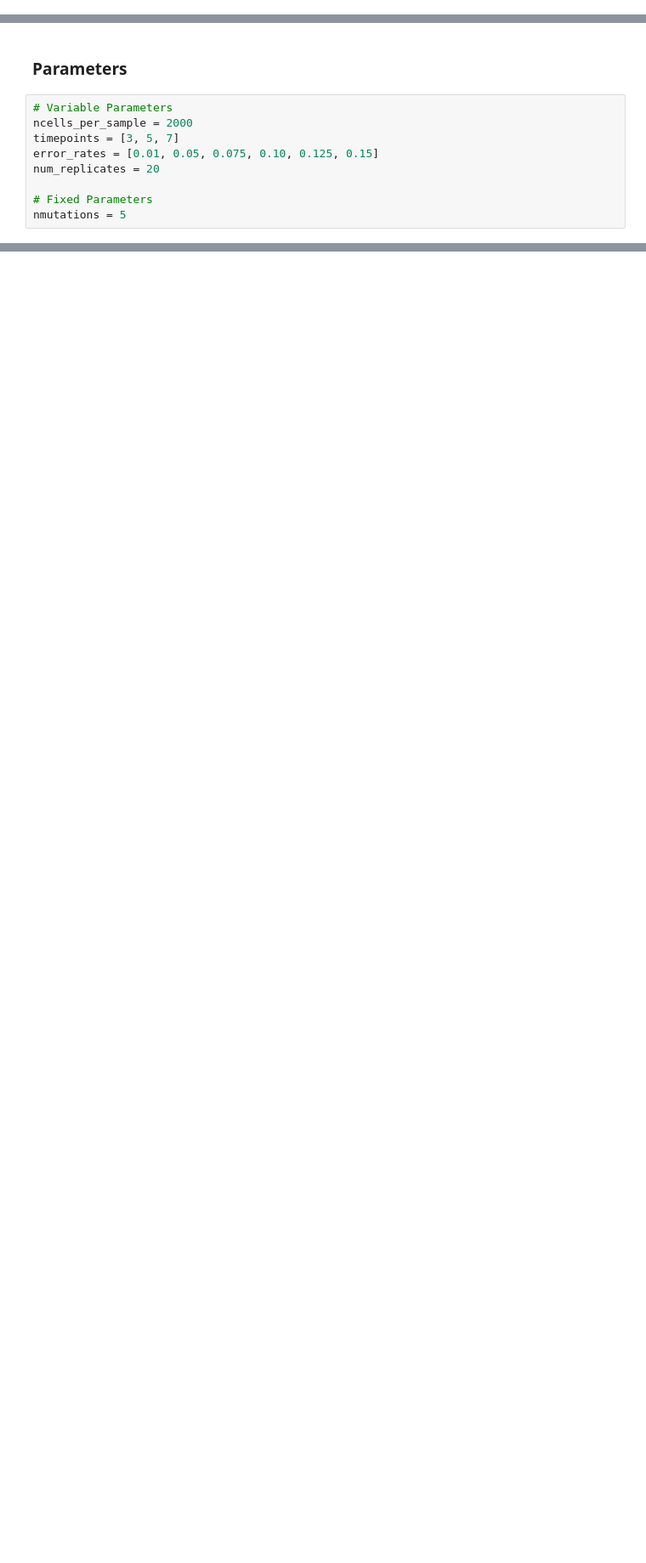
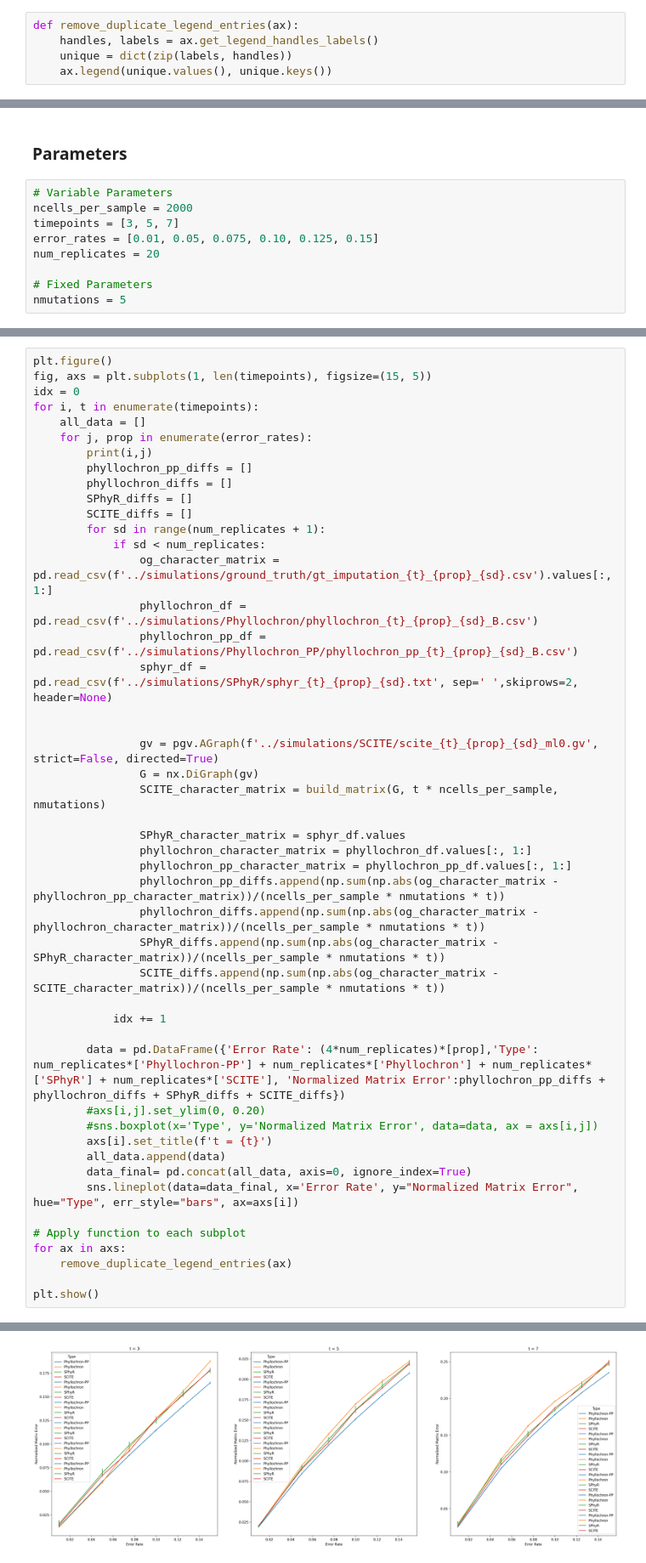
Before and after one commit to raphael-group/Phyllochron, a Jupyter notebook: notebooks/simulation_visualizations.ipynb, the cells around one changed output, grey strips where cells are left out. Shown at 85% size. Cells and saved outputs as stored; diff of their text form; blank space fills up the shorter version.

```diff
--- a/notebooks/simulation_visualizations.ipynb
+++ b/notebooks/simulation_visualizations.ipynb
@@ -28 +65,6 @@ def build_matrix(G, ncells, nmutations):
+# %%
+def remove_duplicate_legend_entries(ax):
+    handles, labels = ax.get_legend_handles_labels()
+    unique = dict(zip(labels, handles))
+    ax.legend(unique.values(), unique.keys())
 # %% [markdown]
@@ -83,0 +148,48 @@ NameError: name 'cmat' is not defined
+# %%
+plt.figure()
+fig, axs = plt.subplots(1, len(timepoints), figsize=(15, 5))
+idx = 0
+for i, t in enumerate(timepoints):
+    all_data = []
+    for j, prop in enumerate(error_rates):
+        print(i,j)
+        phyllochron_pp_diffs = []
+        phyllochron_diffs = []
+        SPhyR_diffs = []
+        SCITE_diffs = []
+        for sd in range(num_replicates + 1):
+            if sd < num_replicates:
+                og_character_matrix = pd.read_csv(f'../simulations/ground_truth/gt_imputation_{t}_{prop}_{sd}.csv').values[:, 1:]
+                phyllochron_df = pd.read_csv(f'../simulations/Phyllochron/phyllochron_{t}_{prop}_{sd}_B.csv')
+                phyllochron_pp_df = pd.read_csv(f'../simulations/Phyllochron_PP/phyllochron_pp_{t}_{prop}_{sd}_B.csv')
+                sphyr_df = pd.read_csv(f'../simulations/SPhyR/sphyr_{t}_{prop}_{sd}.txt', sep=' ',skiprows=2, header=None)
+
+
+                gv = pgv.AGraph(f'../simulations/SCITE/scite_{t}_{prop}_{sd}_ml0.gv', strict=False, directed=True)
+                G = nx.DiGraph(gv)
+                SCITE_character_matrix = build_matrix(G, t * ncells_per_sample, nmutations)
+
+                SPhyR_character_matrix = sphyr_df.values
+                phyllochron_character_matrix = phyllochron_df.values[:, 1:]
+                phyllochron_pp_character_matrix = phyllochron_pp_df.values[:, 1:]
+                phyllochron_pp_diffs.append(np.sum(np.abs(og_character_matrix - phyllochron_pp_character_matrix))/(ncells_per_sample * nmutations * t))
+                phyllochron_diffs.append(np.sum(np.abs(og_character_matrix - phyllochron_character_matrix))/(ncells_per_sample * nmutations * t))
+                SPhyR_diffs.append(np.sum(np.abs(og_character_matrix - SPhyR_character_matrix))/(ncells_per_sample * nmutations * t))
+                SCITE_diffs.append(np.sum(np.abs(og_character_matrix - SCITE_character_matrix))/(ncells_per_sample * nmutations * t))
+
+            idx += 1
+
+        data = pd.DataFrame({'Error Rate': (4*num_replicates)*[prop],'Type': num_replicates*['Phyllochron-PP'] + num_replicates*['Phyllochron'] + num_replicates*['SPhyR'] + num_replicates*['SCITE'], 'Normalized Matrix Error':phyllochron_pp_diffs + phyllochron_diffs + SPhyR_diffs + SCITE_diffs})
+        #axs[i,j].set_ylim(0, 0.20)
+        #sns.boxplot(x='Type', y='Normalized Matrix Error', data=data, ax = axs[i,j])
+        axs[i].set_title(f't = {t}')
+        all_data.append(data)
+        data_final= pd.concat(all_data, axis=0, ignore_index=True)
+        sns.lineplot(data=data_final, x='Error Rate', y="Normalized Matrix Error", hue="Type", err_style="bars", ax=axs[i])
+
+# Apply function to each subplot
+for ax in axs:
+    remove_duplicate_legend_entries(ax)
+
+plt.show()
+# %% [output]
@@ -83,0 +216 @@ NameError: name 'cmat' is not defined
+[figure, added]
```
Also changed, not shown: parts of 11 cells of this notebook, 5 other files.
